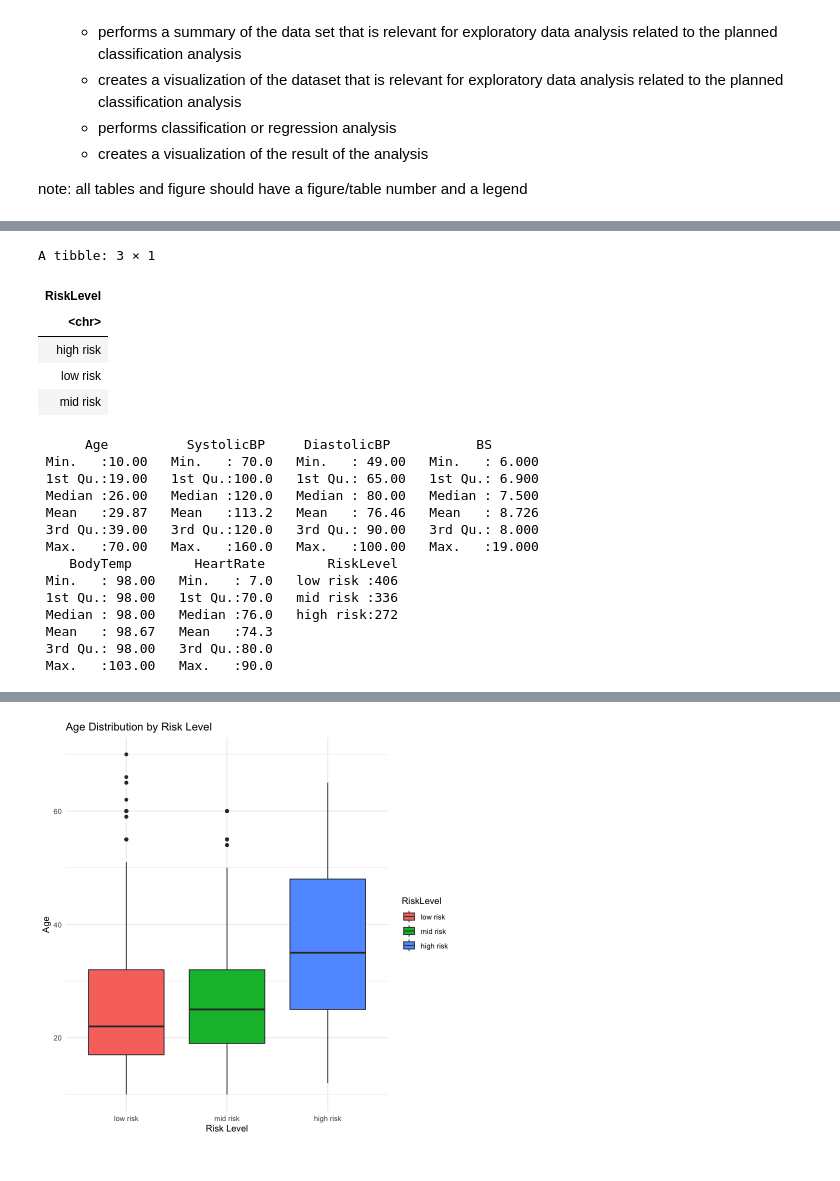
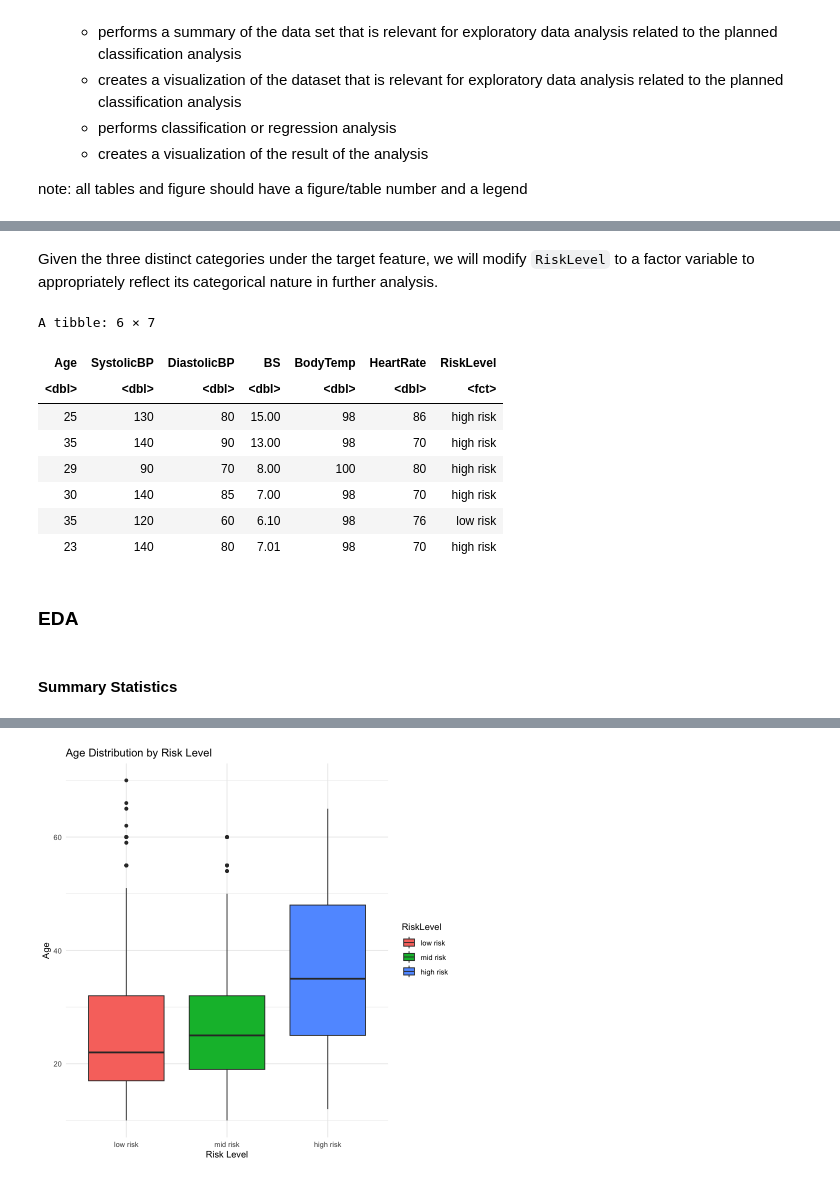
Before and after one commit to DSCI-310-2025/dsci-310-group-03, a Jupyter notebook: data_analysis.ipynb, the cells around one changed output, grey strips where cells are left out. Cells and saved outputs as stored; diff of their text form; code cells hidden in the pictures.

```diff
--- a/data_analysis.ipynb
+++ b/data_analysis.ipynb
@@ -109,27 +147,21 @@ There are three risk levels: 'low risk', 'mid risk', and 'high risk'. For furthe
+# %% [markdown]
+Given the three distinct categories under the target feature, we will modify `RiskLevel` to a factor variable to appropriately reflect its categorical nature in further analysis.
 # %%
-data %>% distinct(RiskLevel)
 data_clean <- data %>%
     mutate(RiskLevel = factor(RiskLevel, levels = c("low risk", "mid risk", "high risk")))
 
-summary(data_clean)
+head(data_clean)
 # %% [output]
-A tibble: 3 × 1
+A tibble: 6 × 7
-| RiskLevel |
-| <chr> |
-| high risk |
-| low risk |
-| mid risk |
+| Age | SystolicBP | DiastolicBP | BS | BodyTemp | HeartRate | RiskLevel |
+| <dbl> | <dbl> | <dbl> | <dbl> | <dbl> | <dbl> | <fct> |
+| 25 | 130 | 80 | 15.00 | 98 | 86 | high risk |
+| 35 | 140 | 90 | 13.00 | 98 | 70 | high risk |
+| 29 | 90 | 70 | 8.00 | 100 | 80 | high risk |
+| 30 | 140 | 85 | 7.00 | 98 | 70 | high risk |
+| 35 | 120 | 60 | 6.10 | 98 | 76 | low risk |
+| 23 | 140 | 80 | 7.01 | 98 | 70 | high risk |
-      Age          SystolicBP     DiastolicBP           BS
- Min.   :10.00   Min.   : 70.0   Min.   : 49.00   Min.   : 6.000
- 1st Qu.:19.00   1st Qu.:100.0   1st Qu.: 65.00   1st Qu.: 6.900
- Median :26.00   Median :120.0   Median : 80.00   Median : 7.500
- Mean   :29.87   Mean   :113.2   Mean   : 76.46   Mean   : 8.726
- 3rd Qu.:39.00   3rd Qu.:120.0   3rd Qu.: 90.00   3rd Qu.: 8.000
- Max.   :70.00   Max.   :160.0   Max.   :100.00   Max.   :19.000
-    BodyTemp        HeartRate        RiskLevel
- Min.   : 98.00   Min.   : 7.0   low risk :406
- 1st Qu.: 98.00   1st Qu.:70.0   mid risk :336
- Median : 98.00   Median :76.0   high risk:272
- Mean   : 98.67   Mean   :74.3
- 3rd Qu.: 98.00   3rd Qu.:80.0
- Max.   :103.00   Max.   :90.0
+# %% [markdown]
+### EDA
+# %% [markdown]
+#### Summary Statistics
```
Also changed, not shown: parts of 18 cells of this notebook, 4 other files.
